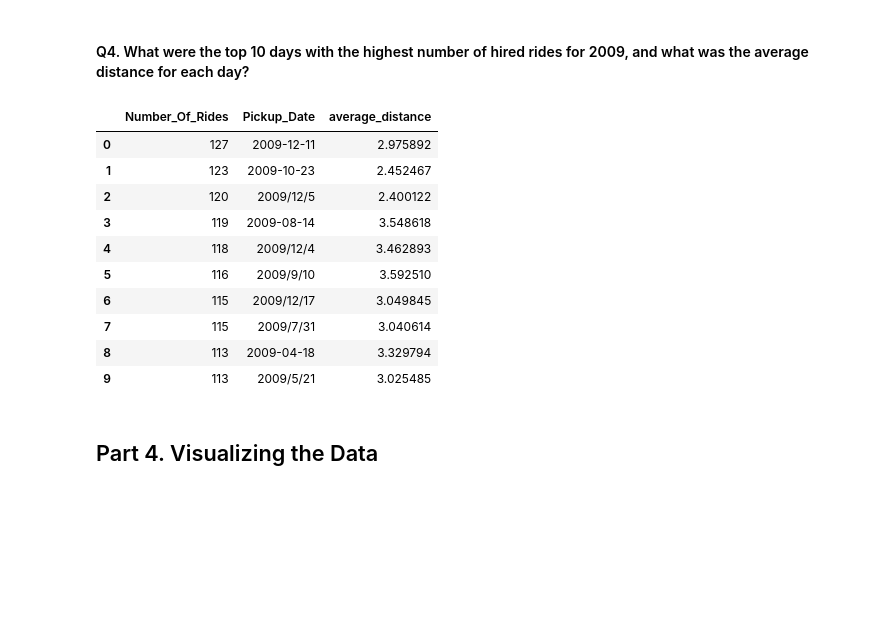
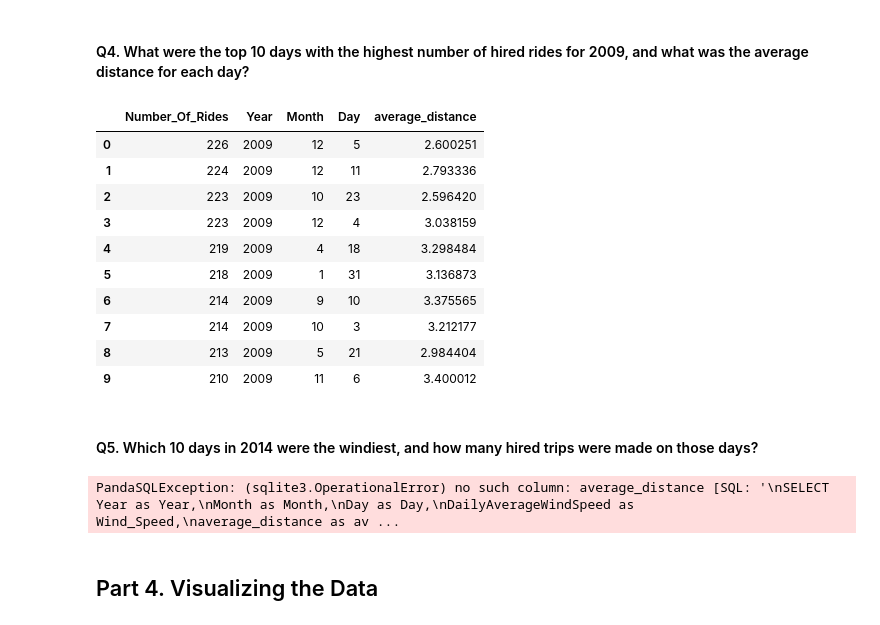
Before and after one commit to as597668404/IEOR4501_Final_Project, a Jupyter notebook: Project_Draft.ipynb, the cells around one changed output. Drawn from its saved outputs; the diff is of its cells as text; code cells hidden in the pictures; blank space fills up the shorter version.

```diff
--- a/Project_Draft.ipynb
+++ b/Project_Draft.ipynb
@@ -1059,38 +1046,42 @@ query_95Percentile
 # %%
 ## In this question we used UNION ALL to combine the information from 2 tables with the same columns, which made it possible for us to generate the query.
 
 Top10daysfor2009 = """
 SELECT COUNT(*) AS Number_Of_Rides,
-Pickup_Date as Pickup_Date,
+Year as Year,
+Month as Month,
+Day as Day,
 AVG(Distance) as average_distance
 FROM (
-    SELECT Pickup_Date, Year, Distance FROM uber_data
+    SELECT Year, Month, Day, Distance FROM uber_data
     WHERE Year = 2009
     UNION ALL
-    SELECT Pickup_Date, Year, Distance FROM taxi_data
+    SELECT Year, Month, Day, Distance FROM taxi_data
     WHERE Year = 2009
     ) X
-GROUP BY Pickup_Date
+GROUP BY Month, Day
 ORDER BY Number_Of_Rides DESC
 LIMIT 10;
 """
 
 
 query_top10days = sqldf(Top10daysfor2009)
 query_top10days
 # %% [output]
-|  | Number_Of_Rides | Pickup_Date | average_distance |
-| 0 | 127 | 2009-12-11 | 2.975892 |
-| 1 | 123 | 2009-10-23 | 2.452467 |
-| 2 | 120 | 2009/12/5 | 2.400122 |
-| 3 | 119 | 2009-08-14 | 3.548618 |
-| 4 | 118 | 2009/12/4 | 3.462893 |
-| 5 | 116 | 2009/9/10 | 3.592510 |
-| 6 | 115 | 2009/12/17 | 3.049845 |
-| 7 | 115 | 2009/7/31 | 3.040614 |
-| 8 | 113 | 2009-04-18 | 3.329794 |
-| 9 | 113 | 2009/5/21 | 3.025485 |
+|  | Number_Of_Rides | Year | Month | Day | average_distance |
+| 0 | 226 | 2009 | 12 | 5 | 2.600251 |
+| 1 | 224 | 2009 | 12 | 11 | 2.793336 |
+| 2 | 223 | 2009 | 10 | 23 | 2.596420 |
+| 3 | 223 | 2009 | 12 | 4 | 3.038159 |
+| 4 | 219 | 2009 | 4 | 18 | 3.298484 |
+| 5 | 218 | 2009 | 1 | 31 | 3.136873 |
+| 6 | 214 | 2009 | 9 | 10 | 3.375565 |
+| 7 | 214 | 2009 | 10 | 3 | 3.212177 |
+| 8 | 213 | 2009 | 5 | 21 | 2.984404 |
+| 9 | 210 | 2009 | 11 | 6 | 3.400012 |
 # %%
 with open("Top_10days_with_HighestRides_2009.sql", "w+") as f:
     f.write(Top10daysfor2009)
     f.write('/n/n')
+# %% [markdown]
+#### Q5. Which 10 days in 2014 were the windiest, and how many hired trips were made on those days?
@@ -1097,3 +1107,26 @@ with open("Top_10days_with_HighestRides_2009.sql", "w+") as f:
+# %%
+## Use JOIN to put together the rides data and weather data.
+Windiest10days2014 = """
+SELECT Year as Year,
+Month as Month,
+Day as Day,
+DailyAverageWindSpeed as Wind_Speed,
+average_distance as average_distance
+FROM (
+    SELECT daily_data.Year, daily_data.Month, daily_data.Day, daily_data.DailyAverageWindSpeed, query_2014Rides.Year, query_2014Rides.Month, query_2014Rides.Day, query_2014Rides.Number_of_Rides
+    FROM query_2014Rides
+    INNER JOIN daily_data
+    ON query_2014Rides.Year = daily_data.Year AND query_2014Rides.Month = daily_data.Month AND query_2014Rides.Day = daily_data.Day
+    AND daily_data.Year = 2014
+    )
+GROUP BY Month, Day
+ORDER BY Wind_Speed DESC;
+"""
+
+query_WindiestDay = sqldf(Windiest10days2014)
+query_WindiestDay
+# %% [output]
+PandaSQLException: (sqlite3.OperationalError) no such column: average_distance [SQL: '\nSELECT Year as Year,\nMonth as Month,\nDay as Day,\nDailyAverageWindSpeed as Wind_Speed,\naverage_distance as av ...
 # %% [markdown]
 ## Part 4. Visualizing the Data
 # %%
```
Also changed, not shown: parts of 5 cells of this notebook, 3 other files.
